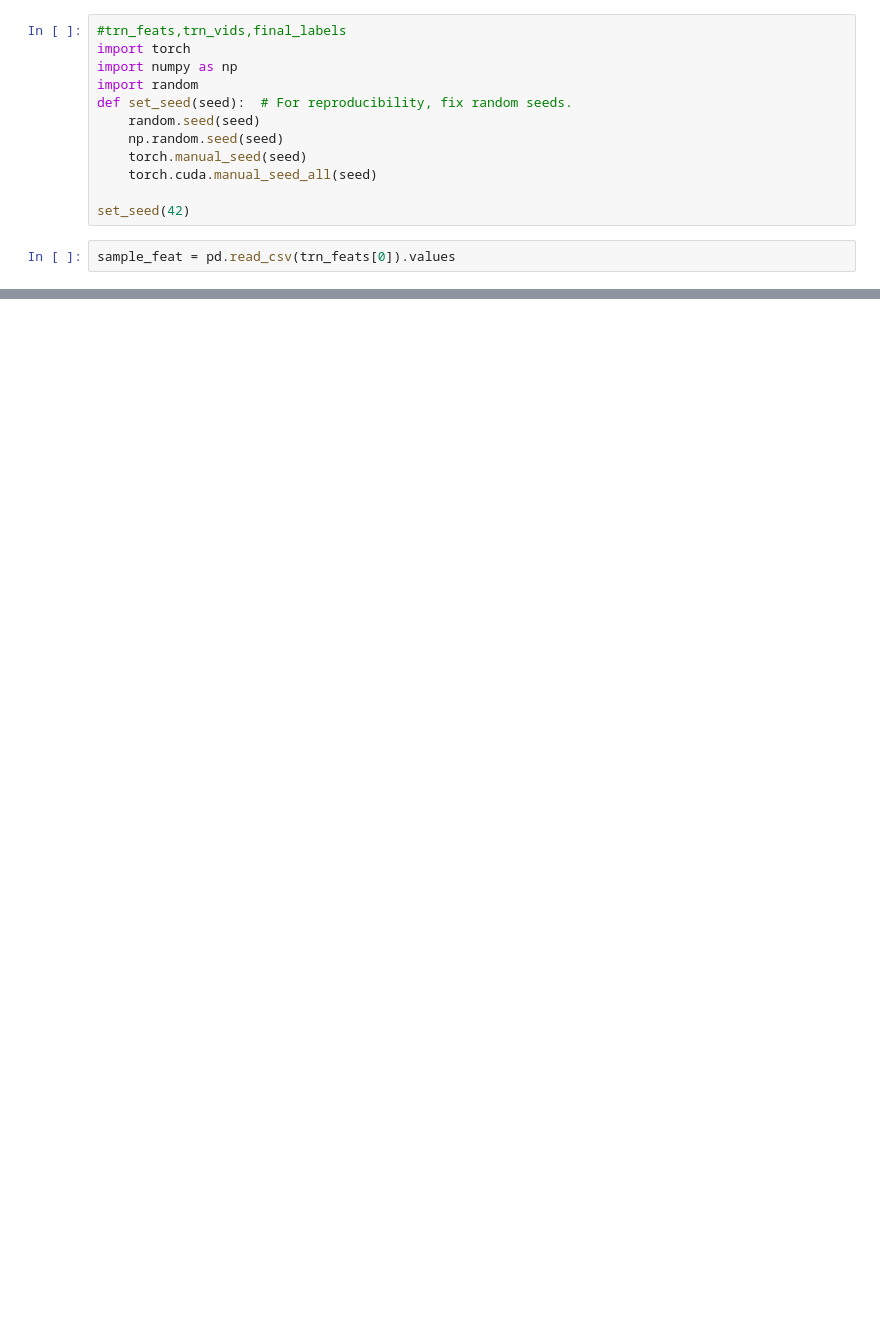
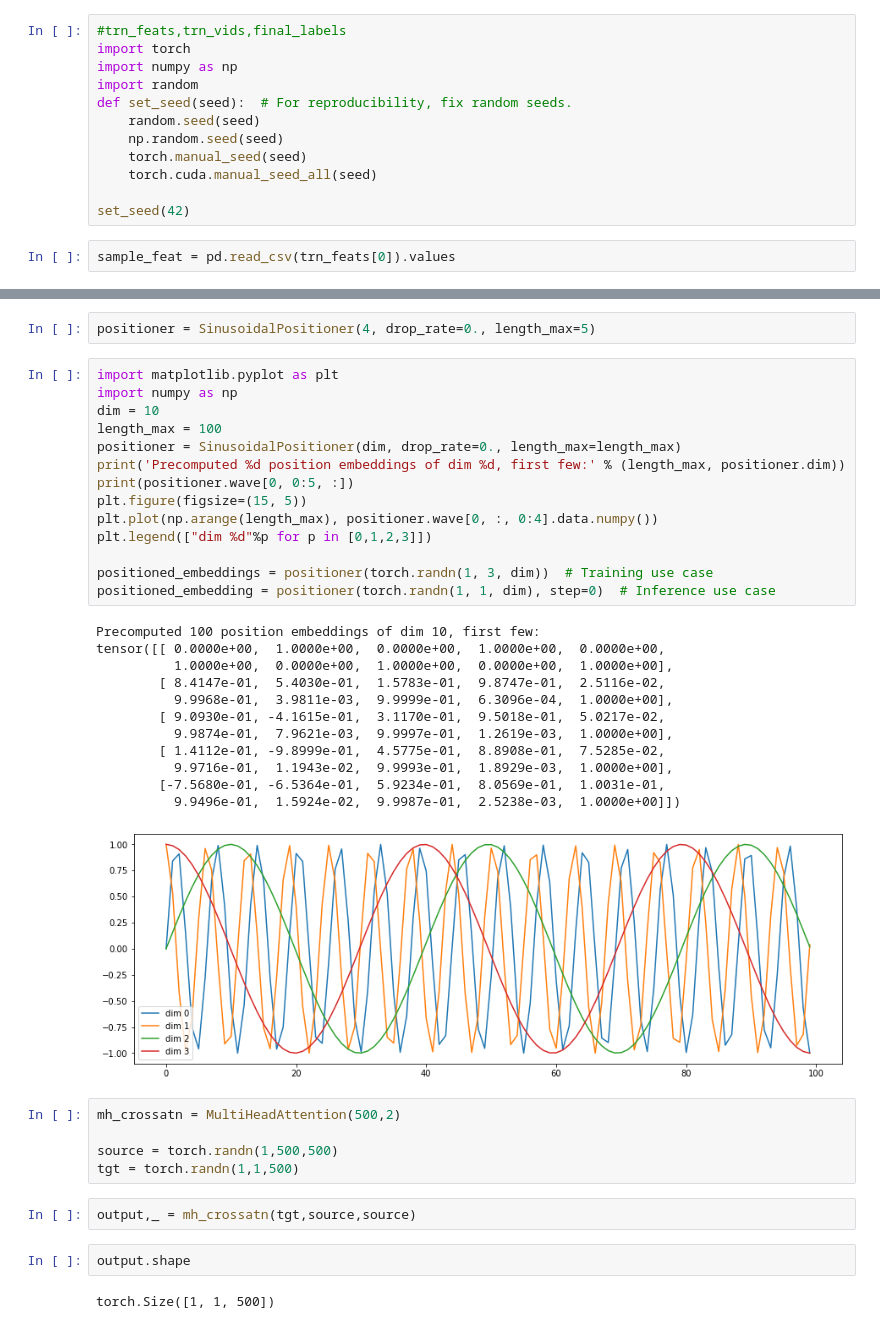
Before and after one commit to Crossmdl/Crossmdl, a Jupyter notebook: nbs/trail.ipynb, the cells around one changed output, grey strips where cells are left out. Cells and saved outputs as stored; diff of their text form; blank space fills up the shorter version.

```diff
--- a/nbs/trail.ipynb
+++ b/nbs/trail.ipynb
@@ -419,0 +662,40 @@ sample_feat.shape
+# %%
+positioner = SinusoidalPositioner(4, drop_rate=0., length_max=5)
+# %%
+import matplotlib.pyplot as plt
+import numpy as np
+dim = 10
+length_max = 100
+positioner = SinusoidalPositioner(dim, drop_rate=0., length_max=length_max)
+print('Precomputed %d position embeddings of dim %d, first few:' % (length_max, positioner.dim))
+print(positioner.wave[0, 0:5, :])
+plt.figure(figsize=(15, 5))
+plt.plot(np.arange(length_max), positioner.wave[0, :, 0:4].data.numpy())
+plt.legend(["dim %d"%p for p in [0,1,2,3]])
+
+positioned_embeddings = positioner(torch.randn(1, 3, dim))  # Training use case
+positioned_embedding = positioner(torch.randn(1, 1, dim), step=0)  # Inference use case
+# %% [output]
+Precomputed 100 position embeddings of dim 10, first few:
+tensor([[ 0.0000e+00,  1.0000e+00,  0.0000e+00,  1.0000e+00,  0.0000e+00,
+          1.0000e+00,  0.0000e+00,  1.0000e+00,  0.0000e+00,  1.0000e+00],
+        [ 8.4147e-01,  5.4030e-01,  1.5783e-01,  9.8747e-01,  2.5116e-02,
+          9.9968e-01,  3.9811e-03,  9.9999e-01,  6.3096e-04,  1.0000e+00],
+        [ 9.0930e-01, -4.1615e-01,  3.1170e-01,  9.5018e-01,  5.0217e-02,
+          9.9874e-01,  7.9621e-03,  9.9997e-01,  1.2619e-03,  1.0000e+00],
+        [ 1.4112e-01, -9.8999e-01,  4.5775e-01,  8.8908e-01,  7.5285e-02,
+          9.9716e-01,  1.1943e-02,  9.9993e-01,  1.8929e-03,  1.0000e+00],
+        [-7.5680e-01, -6.5364e-01,  5.9234e-01,  8.0569e-01,  1.0031e-01,
+          9.9496e-01,  1.5924e-02,  9.9987e-01,  2.5238e-03,  1.0000e+00]])
+[figure, added]
+# %%
+mh_crossatn = MultiHeadAttention(500,2)
+
+source = torch.randn(1,500,500)
+tgt = torch.randn(1,1,500)
+# %%
+output,_ = mh_crossatn(tgt,source,source)
+# %%
+output.shape
+# %% [output]
+torch.Size([1, 1, 500])
```
Also changed, not shown: parts of 26 cells of this notebook, 1 other file.
